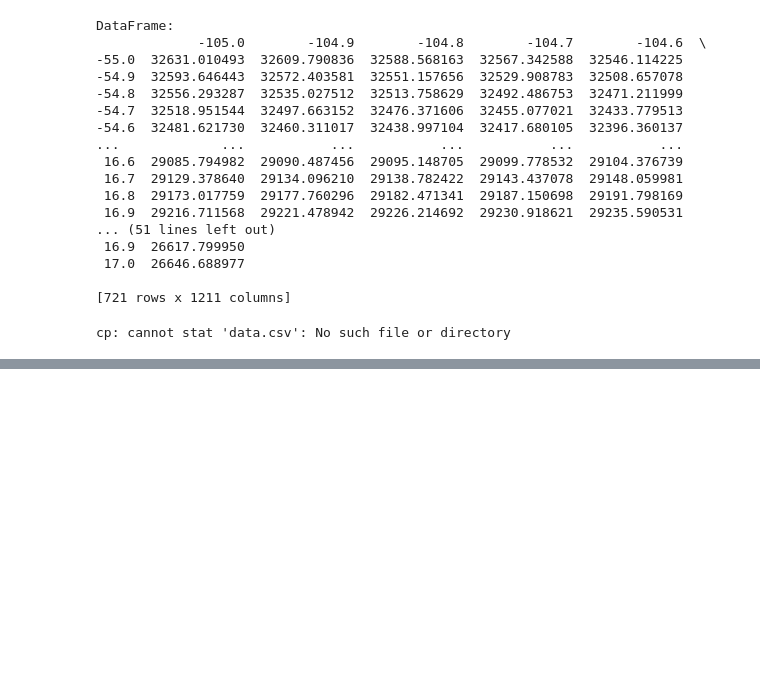
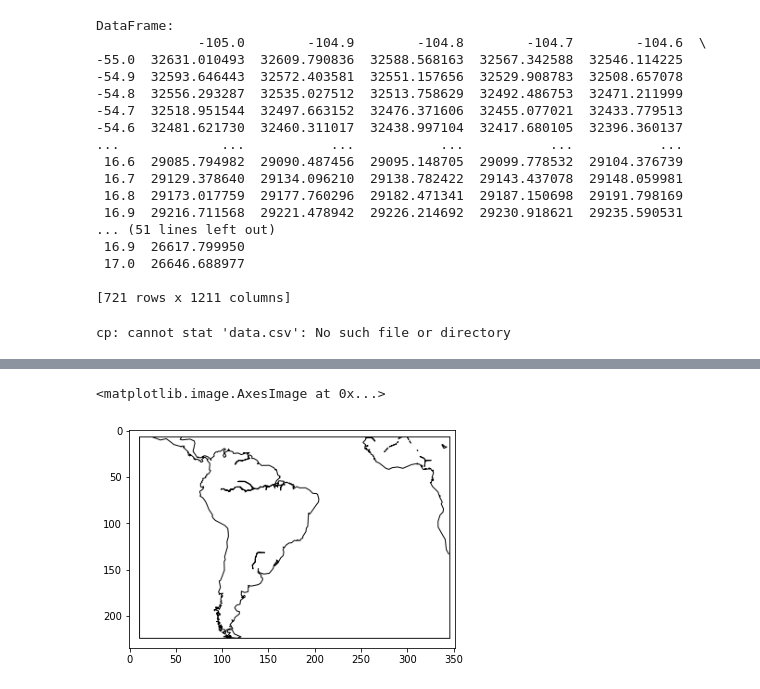
Before and after one commit to SalvadorRdR/IAC_2022, a Jupyter notebook: Modelo_IGRF_13_IAC2022_SR.ipynb, the cells around one changed output, grey strips where cells are left out. Drawn from its saved outputs; the diff is of its cells as text; code cells hidden in the pictures; blank space fills up the shorter version.

```diff
--- a/Modelo_IGRF_13_IAC2022_SR.ipynb
+++ b/Modelo_IGRF_13_IAC2022_SR.ipynb
@@ -109,0 +159,7 @@ df.to_excel(file_name)
+# %%
+import cv2
+image_1 = cv2.imread('mapa2.png')
+plt.imshow(image_1)
+# %% [output]
+<matplotlib.image.AxesImage at 0x...>
+[figure, added]
```
Also changed, not shown: parts of 7 cells of this notebook.
